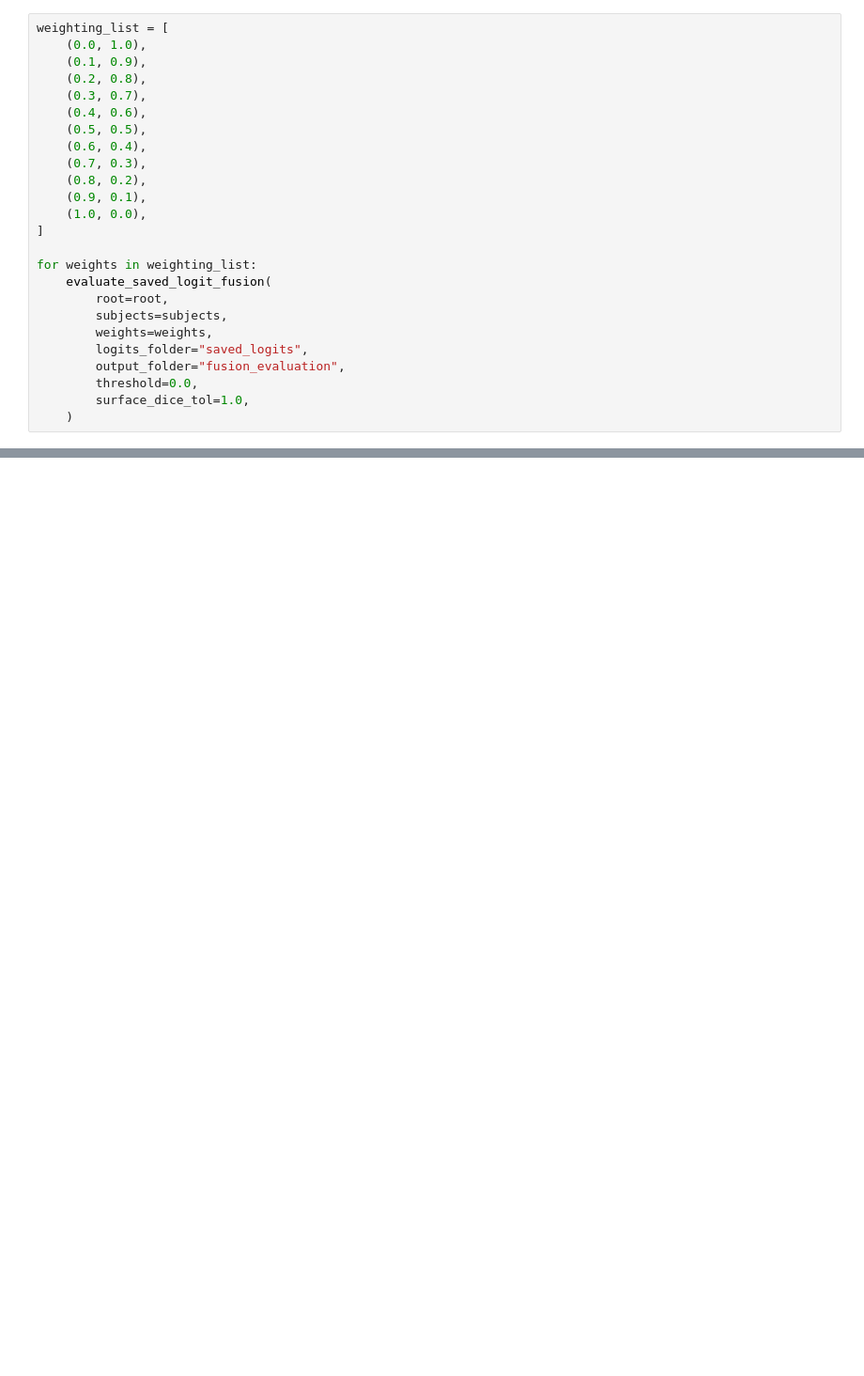
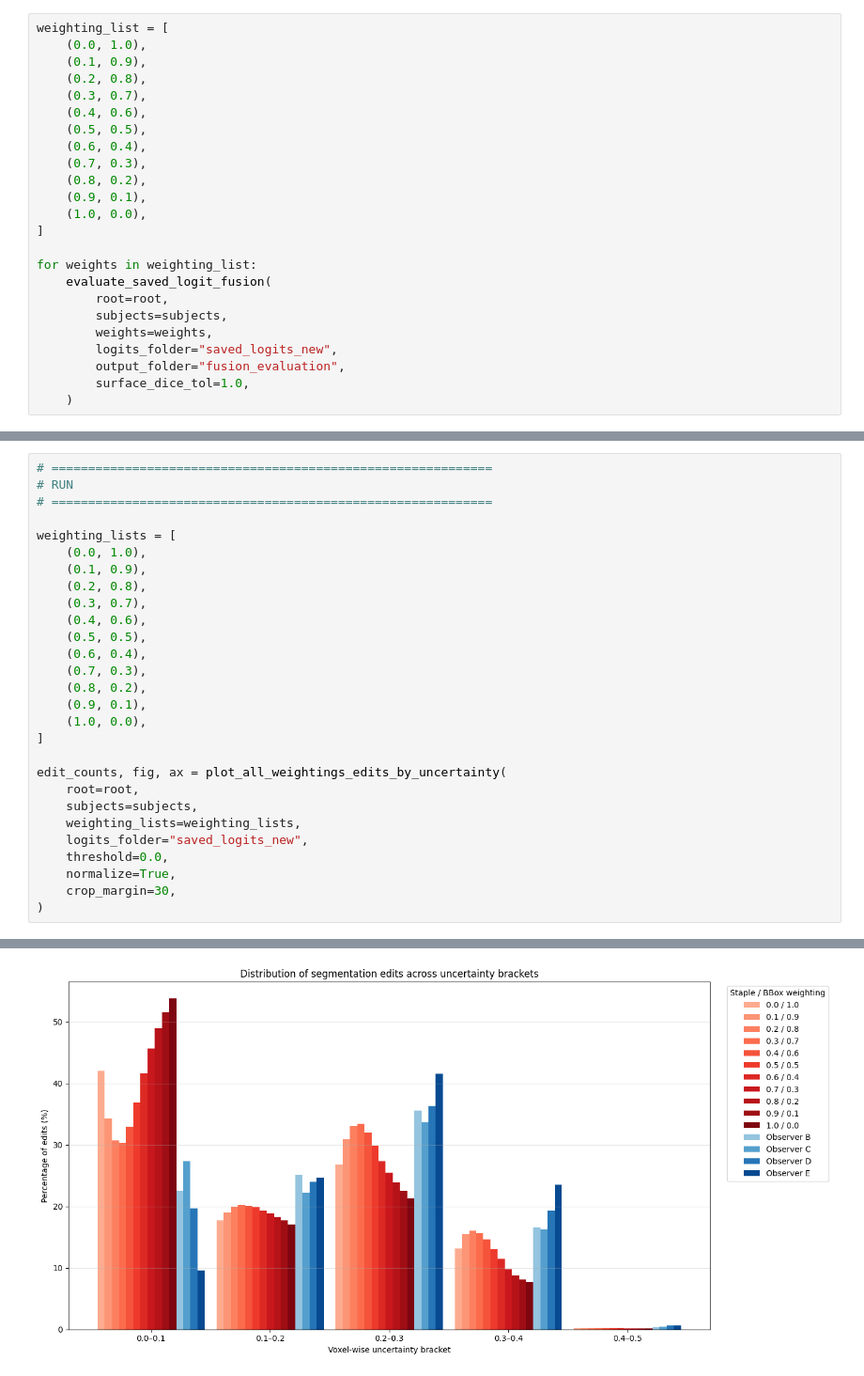
Before and after one commit to JorisMentink/MSc_Graduation_Project, a Jupyter notebook: weight_optimization.ipynb, the cells around one changed output, grey strips where cells are left out. Shown at 94% size. Saved outputs shown, nothing was run; the diff lists cells and outputs as text; blank space fills up the shorter version.

```diff
--- a/weight_optimization.ipynb
+++ b/weight_optimization.ipynb
@@ -207,9 +181,8 @@ for weights in weighting_list:
         root=root,
         subjects=subjects,
         weights=weights,
-        logits_folder="saved_logits",
+        logits_folder="saved_logits_new",
         output_folder="fusion_evaluation",
-        threshold=0.0,
         surface_dice_tol=1.0,
     )
 # %% [output]
@@ -409,0 +889,29 @@ Saved existing_mask_evaluation\obsE_slice.csv
+# %%
+# ============================================================
+# RUN
+# ============================================================
+
+weighting_lists = [
+    (0.0, 1.0),
+    (0.1, 0.9),
+    (0.2, 0.8),
+    (0.3, 0.7),
+    (0.4, 0.6),
+    (0.5, 0.5),
+    (0.6, 0.4),
+    (0.7, 0.3),
+    (0.8, 0.2),
+    (0.9, 0.1),
+    (1.0, 0.0),
+]
+
+edit_counts, fig, ax = plot_all_weightings_edits_by_uncertainty(
+    root=root,
+    subjects=subjects,
+    weighting_lists=weighting_lists,
+    logits_folder="saved_logits_new",
+    threshold=0.0,
+    normalize=True,
+    crop_margin=30,
+)
+# %% [output]
@@ -409,0 +938 @@ Saved existing_mask_evaluation\obsE_slice.csv
+[figure, added]
```
Also changed, not shown: parts of 9 cells of this notebook, 10 other files.
